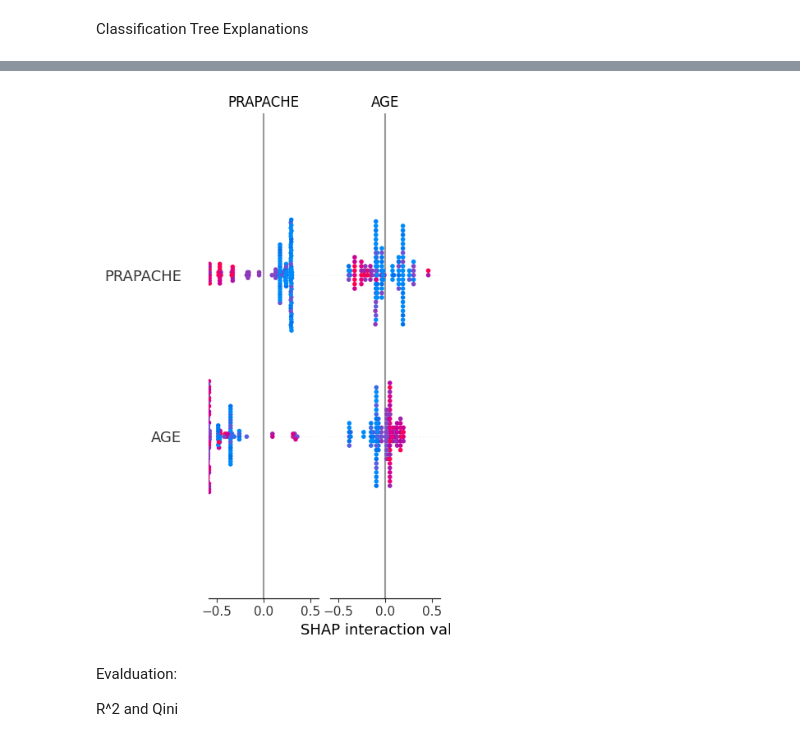
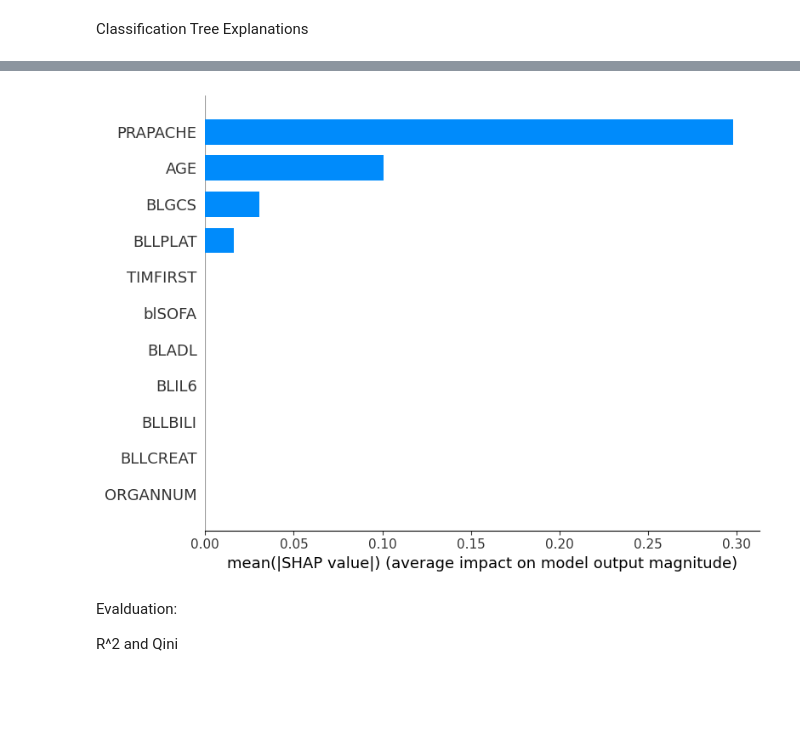
Before and after one commit to tobsilog/VTE, a Jupyter notebook: SHAP/Training.ipynb, the cells around one changed output, grey strips where cells are left out. Cells and saved outputs as stored; diff of their text form; code cells hidden in the pictures; blank space fills up the shorter version.

```diff
--- a/SHAP/Training.ipynb
+++ b/SHAP/Training.ipynb
@@ -444,10 +434,26 @@ shap.summary_plot(shap_DRF_class, X_features, plot_type="bar", show=True)
 # %%
 KF_class = shap.TreeExplainer(classification_trees_KF[closest_key])
-shap_KF_class = KF_class.shap_values(X_features)
+shap_KF_class = KF_class(X_features)
+shap_values_responder = shap_KF_class[:, :, 1]
 
-shap.summary_plot(shap_KF_class, X_features, plot_type="bar", show=True)
+plt.figure()
+shap.summary_plot(
+    shap_values_responder,
+    X_features,
+    plot_type="bar",
+    show=True)
+
+# plt.figure(figsize=(10, 6))
+
+# shap.plots.bar(
+#     shap_values_responder,
+#     max_display=12,
+#     show=False)
+# plt.title("Feature Importance for Classification Tree Rules", fontsize=14)
+# plt.xlabel("mean(|SHAP value|) (Average impact on defining Responders)")
+# plt.show()
 # %% [output]
-[figure, old version]
+[figure, new version]
 # %% [markdown]
 Evalduation:
 
```
Also changed, not shown: parts of 5 cells of this notebook.
